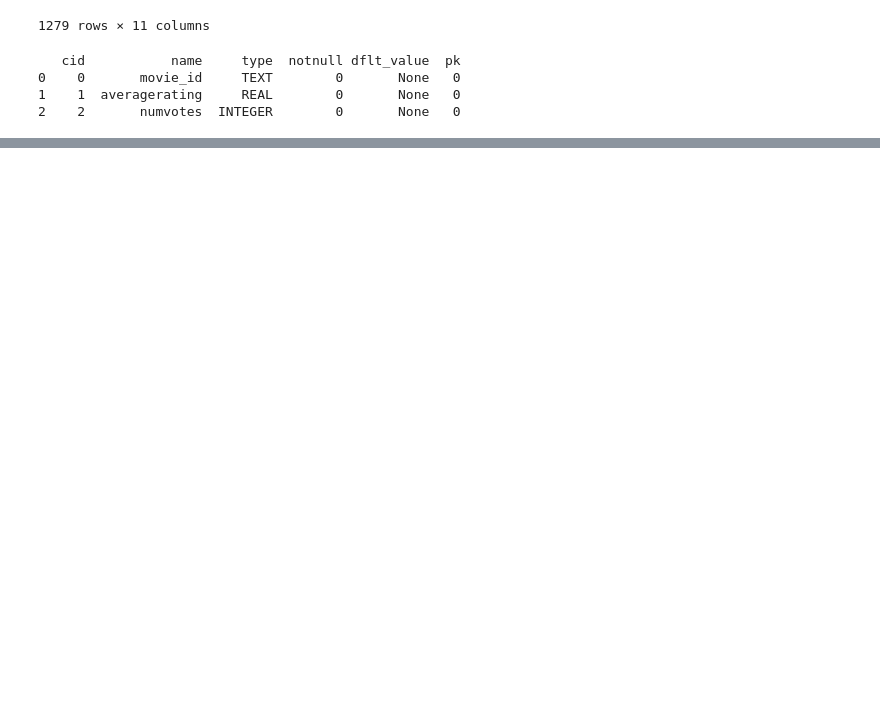
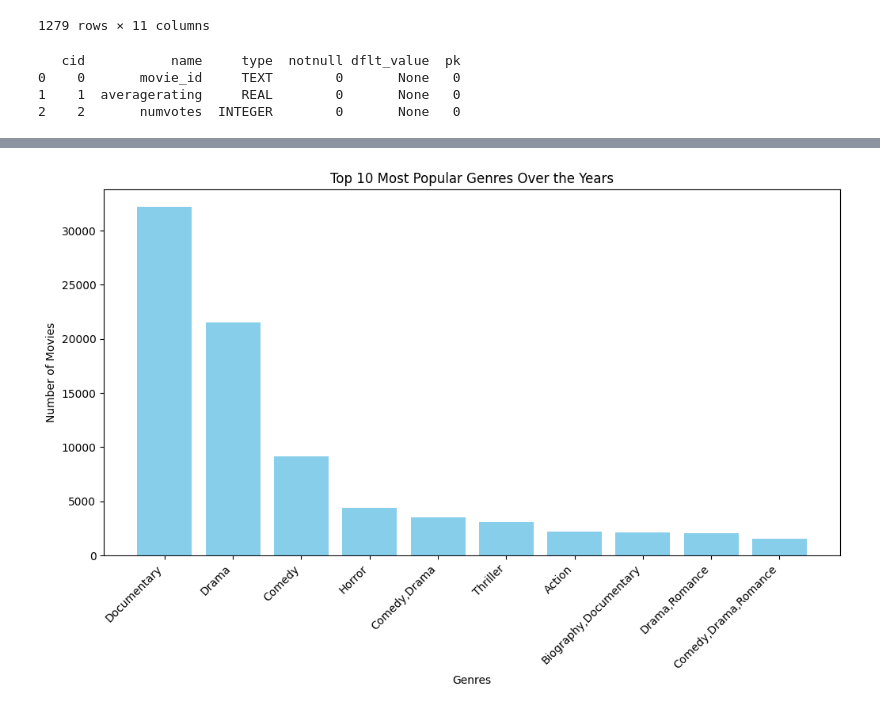
Before and after one commit to phelanthropus/Microsoft-Analysis, a Jupyter notebook: Microsoft Analysis.ipynb, the cells around one changed output, grey strips where cells are left out. Cells and saved outputs as stored; diff of their text form; code cells hidden in the pictures; blank space fills up the shorter version.

Commit message:
data visualization

```diff
--- a/Microsoft Analysis.ipynb
+++ b/Microsoft Analysis.ipynb
@@ -115,0 +436,14 @@ print(columns_info)
+# %%
+# SQL Query: Group by genre and calculate the total number of movies for each genre over the years
+genres_query = """
+SELECT genres, COUNT(*) as movie_count
+FROM movie_basics
+GROUP BY genres;
+"""
+
+# Use the line below to check your query's output
+genres_data = pd.read_sql(genres_query, conn)
+
+# Display the top 10 most popular genres
+top_genres = genres_data.sort_values(by='movie_count', ascending=False).head(20)
+print(top_genres)
@@ -115,0 +468,17 @@ print(columns_info)
+# %%
+import matplotlib.pyplot as plt
+
+# Assuming you have already executed the genres_query
+# Display the top 10 most popular genres
+top_genres = genres_data.dropna(subset=['genres']).sort_values(by='movie_count', ascending=False).head(10)
+
+# Plot the data
+plt.figure(figsize=(12, 6))
+plt.bar(top_genres['genres'], top_genres['movie_count'], color='skyblue')
+plt.title('Top 10 Most Popular Genres Over the Years')
+plt.xlabel('Genres')
+plt.ylabel('Number of Movies')
+plt.xticks(rotation=45, ha='right')
+plt.show()
+# %% [output]
+[figure, added]
```
Also changed, not shown: parts of 17 cells of this notebook.
